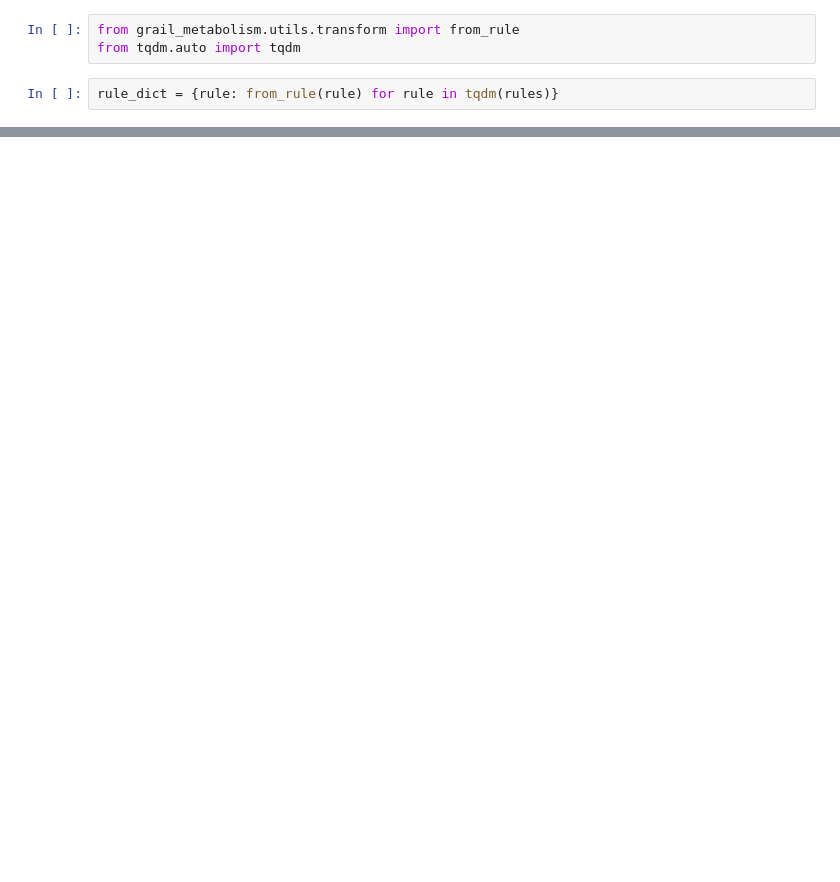
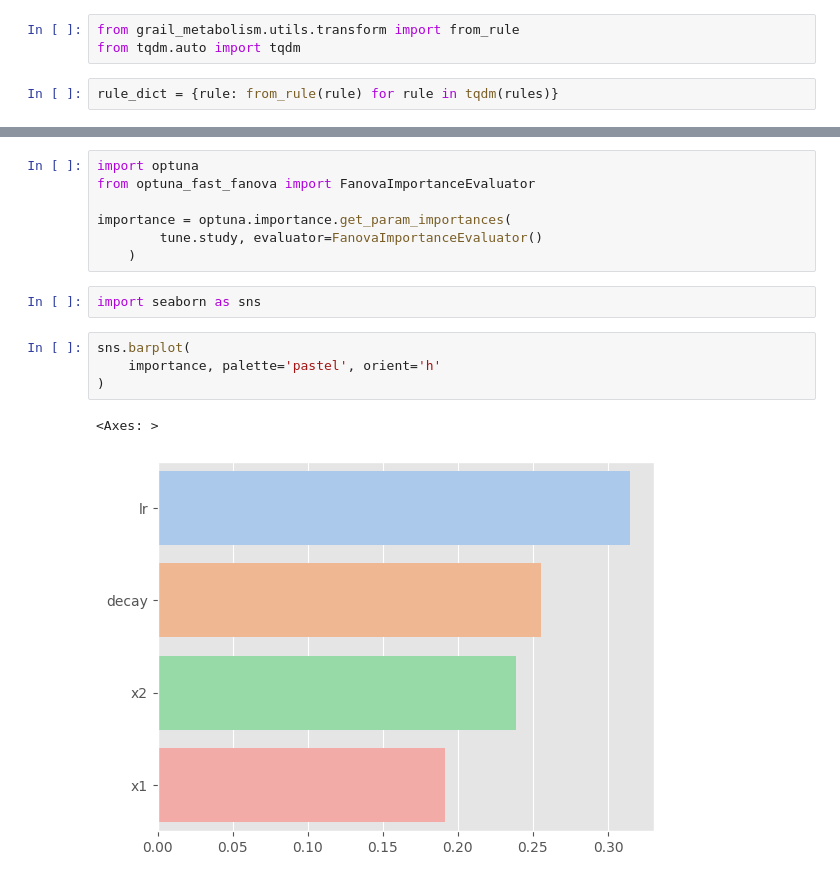
Before and after one commit to doctawho42/GRAIL, a Jupyter notebook: notebooks/generator_tuning.ipynb, the cells around one changed output, grey strips where cells are left out. Cells and saved outputs as stored; diff of their text form; blank space fills up the shorter version.

```diff
--- a/notebooks/generator_tuning.ipynb
+++ b/notebooks/generator_tuning.ipynb
@@ -54,0 +51,16 @@ KeyboardInterrupt:
+# %%
+import optuna
+from optuna_fast_fanova import FanovaImportanceEvaluator
+
+importance = optuna.importance.get_param_importances(
+        tune.study, evaluator=FanovaImportanceEvaluator()
+    )
+# %%
+import seaborn as sns
+# %%
+sns.barplot(
+    importance, palette='pastel', orient='h'
+)
+# %% [output]
+<Axes: >
+[figure, added]
```
Also changed, not shown: parts of 12 cells of this notebook, 3 other files.
